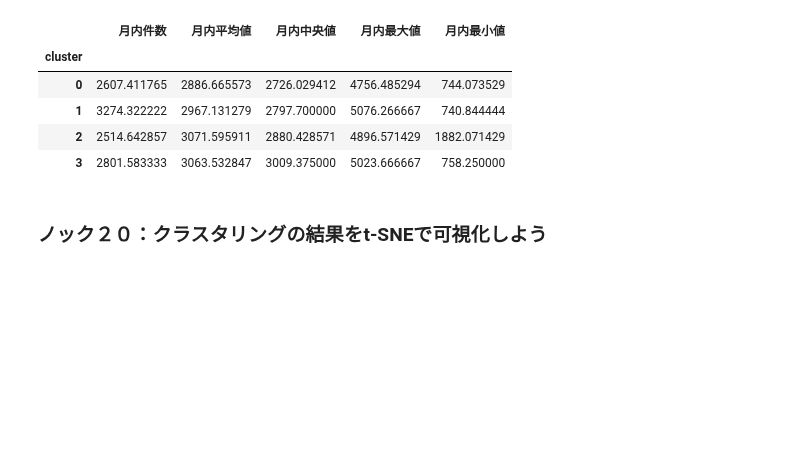
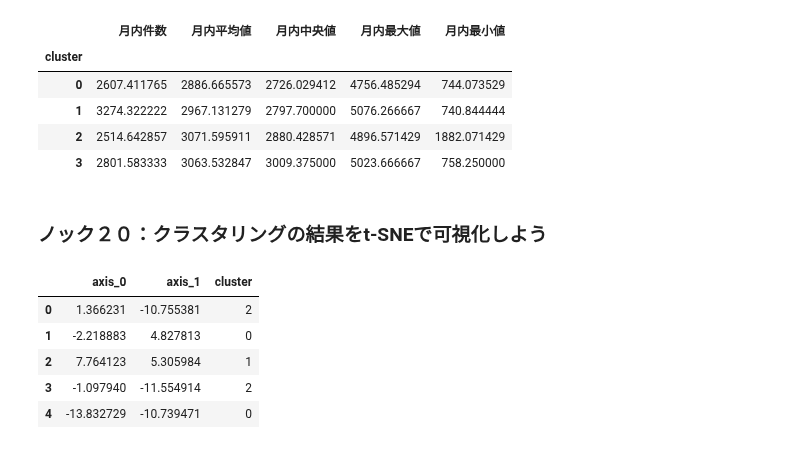
Before and after one commit to winuim/python-lm-system-100, a Jupyter notebook: chapter-2/chapter-2.ipynb, the cells around one changed output. Saved outputs shown, nothing was run; the diff lists cells and outputs as text; code cells hidden in the pictures; blank space fills up the shorter version.

```diff
--- a/chapter-2/chapter-2.ipynb
+++ b/chapter-2/chapter-2.ipynb
@@ -304,3 +304,18 @@ store_clustering.groupby("cluster").mean()
 | 3 | 2801.583333 | 3063.532847 | 3009.375000 | 5023.666667 | 758.250000 |
 # %% [markdown]
 ### ノック２０：クラスタリングの結果をt-SNEで可視化しよう
+# %%
+from sklearn.manifold import TSNE
+tsne = TSNE(n_components=2, random_state=0)
+x = tsne.fit_transform(store_clustering_sc)
+tsne_df = pd.DataFrame(x)
+tsne_df["cluster"] = store_clustering["cluster"]
+tsne_df.columns = ["axis_0", "axis_1", "cluster"]
+tsne_df.head()
+# %% [output]
+|  | axis_0 | axis_1 | cluster |
+| 0 | 1.366231 | -10.755381 | 2 |
+| 1 | -2.218883 | 4.827813 | 0 |
+| 2 | 7.764123 | 5.305984 | 1 |
+| 3 | -1.097940 | -11.554914 | 2 |
+| 4 | -13.832729 | -10.739471 | 0 |
```
Also changed, not shown: parts of 1 cell of this notebook.
